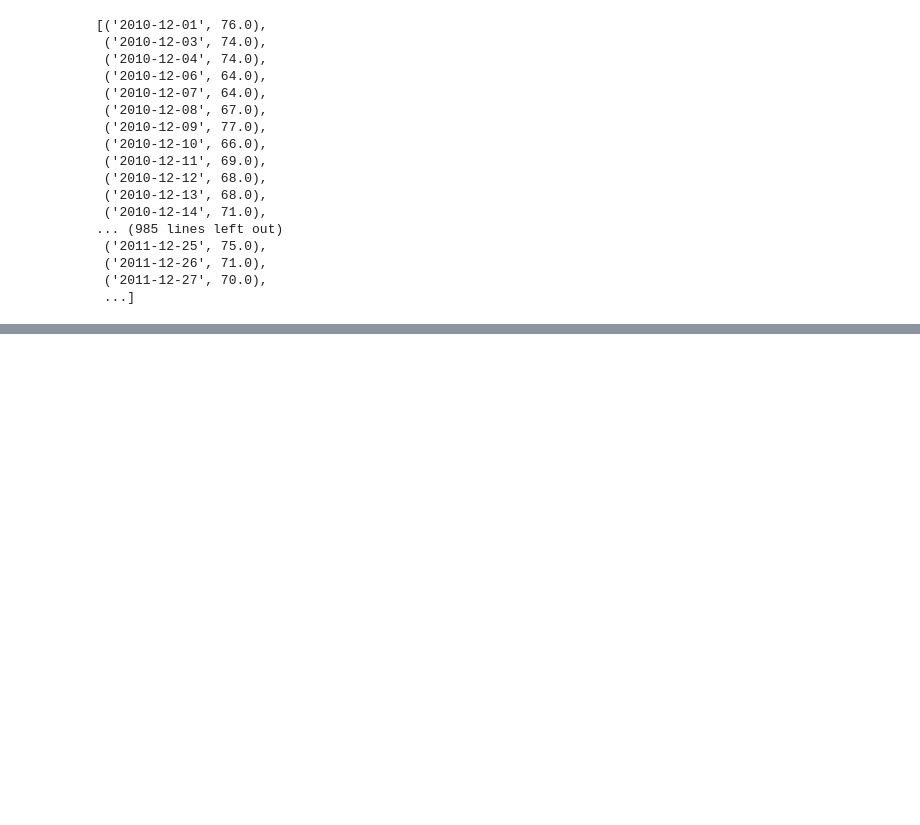
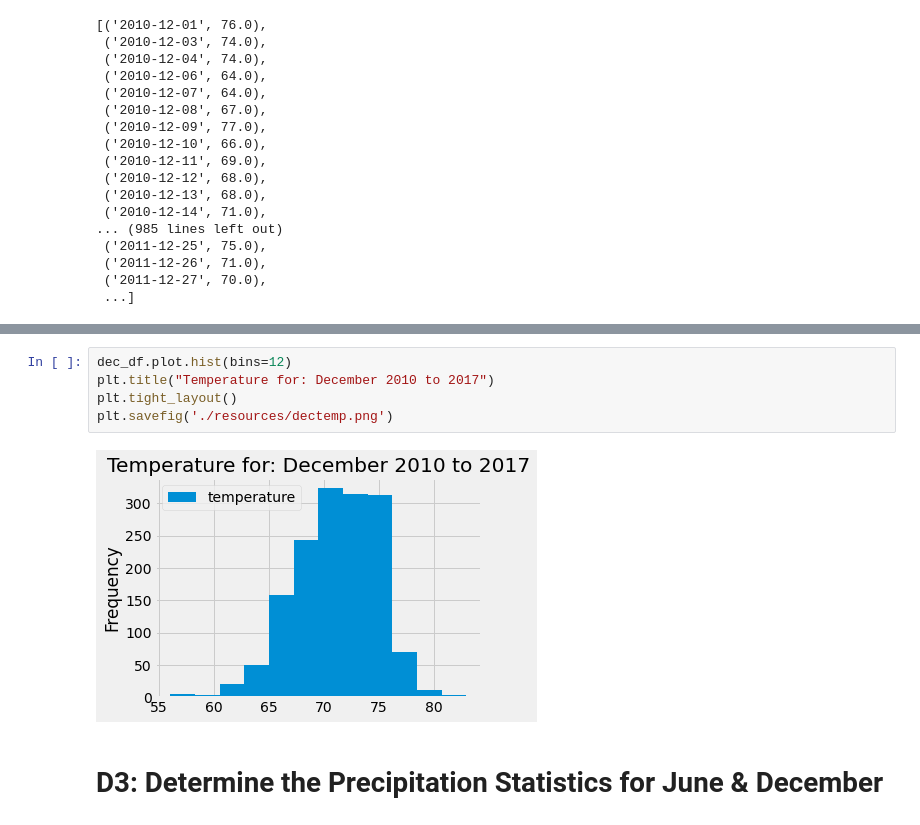
Before and after one commit to suyinwb/surfs_up, a Jupyter notebook: SurfsUp_Challenge.ipynb, the cells around one changed output, grey strips where cells are left out. Drawn from its saved outputs; the diff is of its cells as text; blank space fills up the shorter version.

```diff
--- a/SurfsUp_Challenge.ipynb
+++ b/SurfsUp_Challenge.ipynb
@@ -170,3 +193,12 @@ dec_df.describe()
 | 50% | 71.000000 |
 | 75% | 74.000000 |
 | max | 83.000000 |
+# %%
+dec_df.plot.hist(bins=12)
+plt.title("Temperature for: December 2010 to 2017")
+plt.tight_layout()
+plt.savefig('./resources/dectemp.png')
+# %% [output]
+[figure, added]
+# %% [markdown]
+# D3: Determine the Precipitation Statistics for June & December
```
Also changed, not shown: parts of 18 cells of this notebook.
